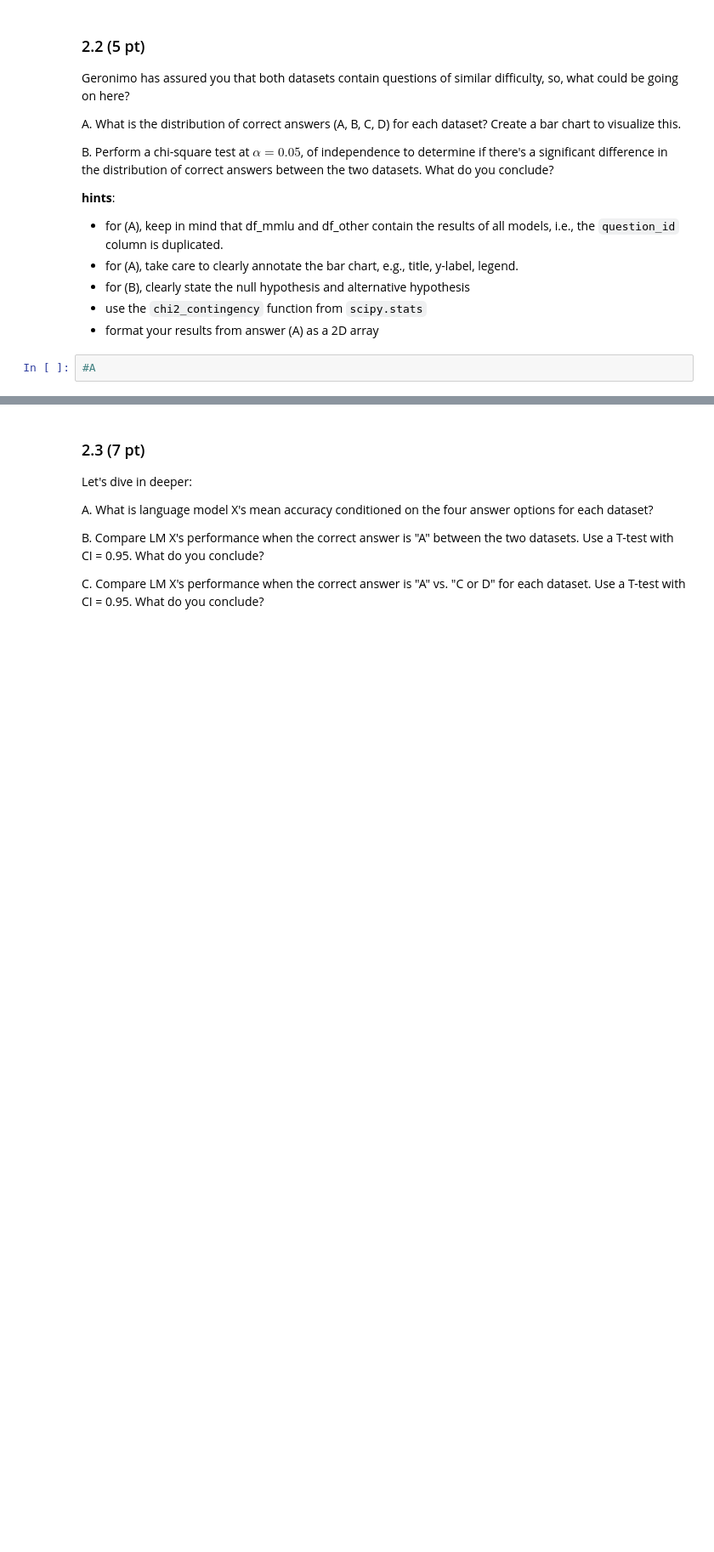
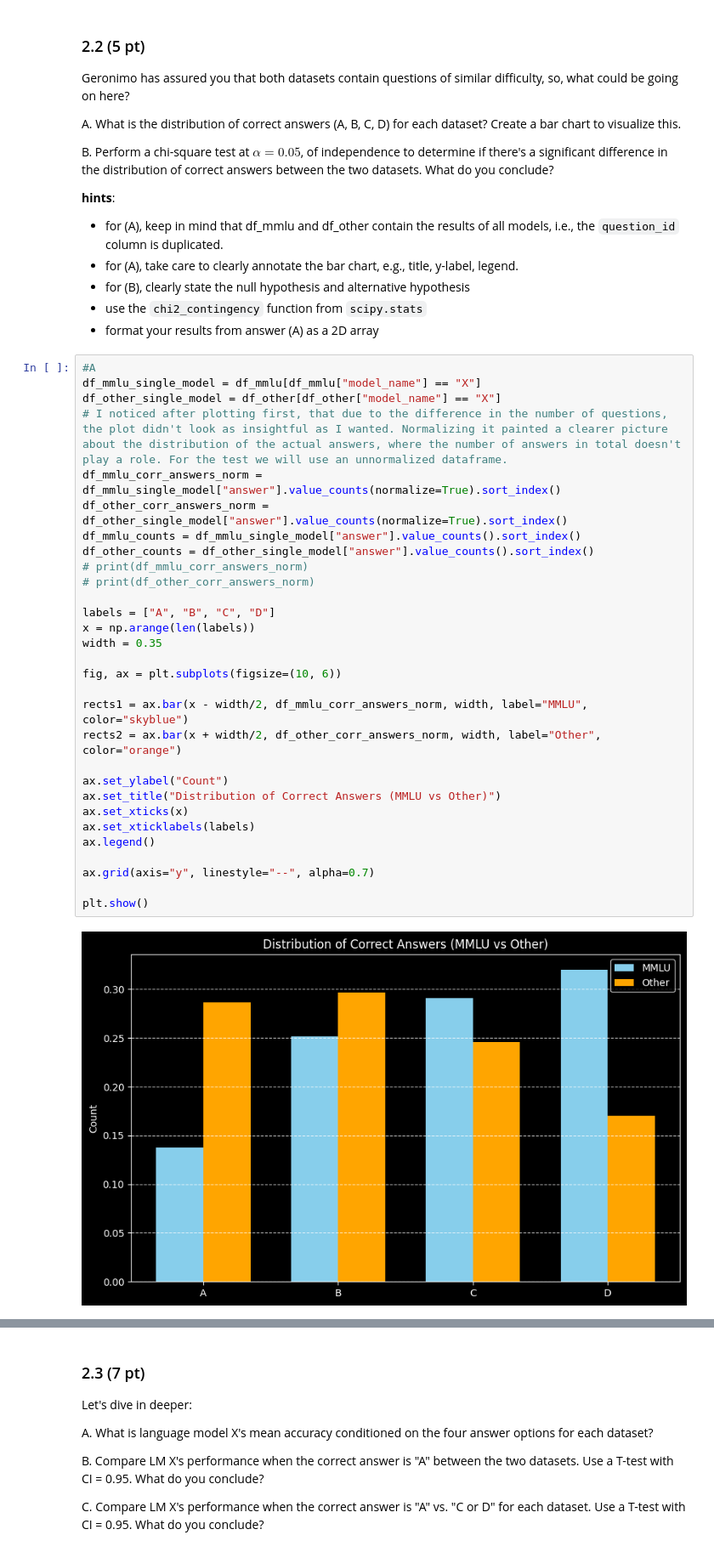
Before and after one commit to Tiimeeeyy/DataAnalysis26, a Jupyter notebook: clinic1/FIETS/clinic1.ipynb, the cells around one changed output, grey strips where cells are left out. Shown at 85% size. Saved outputs shown, nothing was run; the diff lists cells and outputs as text; blank space fills up the shorter version.

```diff
--- a/clinic1/FIETS/clinic1.ipynb
+++ b/clinic1/FIETS/clinic1.ipynb
@@ -563,4 +582,34 @@ B. Perform a chi-square test at $\alpha = 0.05$, of independence to determine if
 - format your results from answer (A) as a 2D array
 # %%
 #A
+df_mmlu_single_model = df_mmlu[df_mmlu["model_name"] == "X"]
+df_other_single_model = df_other[df_other["model_name"] == "X"]
+# I noticed after plotting first, that due to the difference in the number of questions, the plot didn't look as insightful as I wanted. Normalizing it painted a clearer picture about the distribution of the actual answers, where the number of answers in total doesn't play a role. For the test we will use an unnormalized dataframe.
+df_mmlu_corr_answers_norm = df_mmlu_single_model["answer"].value_counts(normalize=True).sort_index()
+df_other_corr_answers_norm = df_other_single_model["answer"].value_counts(normalize=True).sort_index()
+df_mmlu_counts = df_mmlu_single_model["answer"].value_counts().sort_index()
+df_other_counts = df_other_single_model["answer"].value_counts().sort_index()
+# print(df_mmlu_corr_answers_norm)
+# print(df_other_corr_answers_norm)
+
+labels = ["A", "B", "C", "D"]
+x = np.arange(len(labels))
+width = 0.35
+
+fig, ax = plt.subplots(figsize=(10, 6))
+
+rects1 = ax.bar(x - width/2, df_mmlu_corr_answers_norm, width, label="MMLU", color="skyblue")
+rects2 = ax.bar(x + width/2, df_other_corr_answers_norm, width, label="Other", color="orange")
+
+ax.set_ylabel("Count")
+ax.set_title("Distribution of Correct Answers (MMLU vs Other)")
+ax.set_xticks(x)
+ax.set_xticklabels(labels)
+ax.legend()
+
+ax.grid(axis="y", linestyle="--", alpha=0.7)
+
+plt.show()
+# %% [output]
+[figure, added]
 # %%
```
Also changed, not shown: parts of 17 cells of this notebook.
